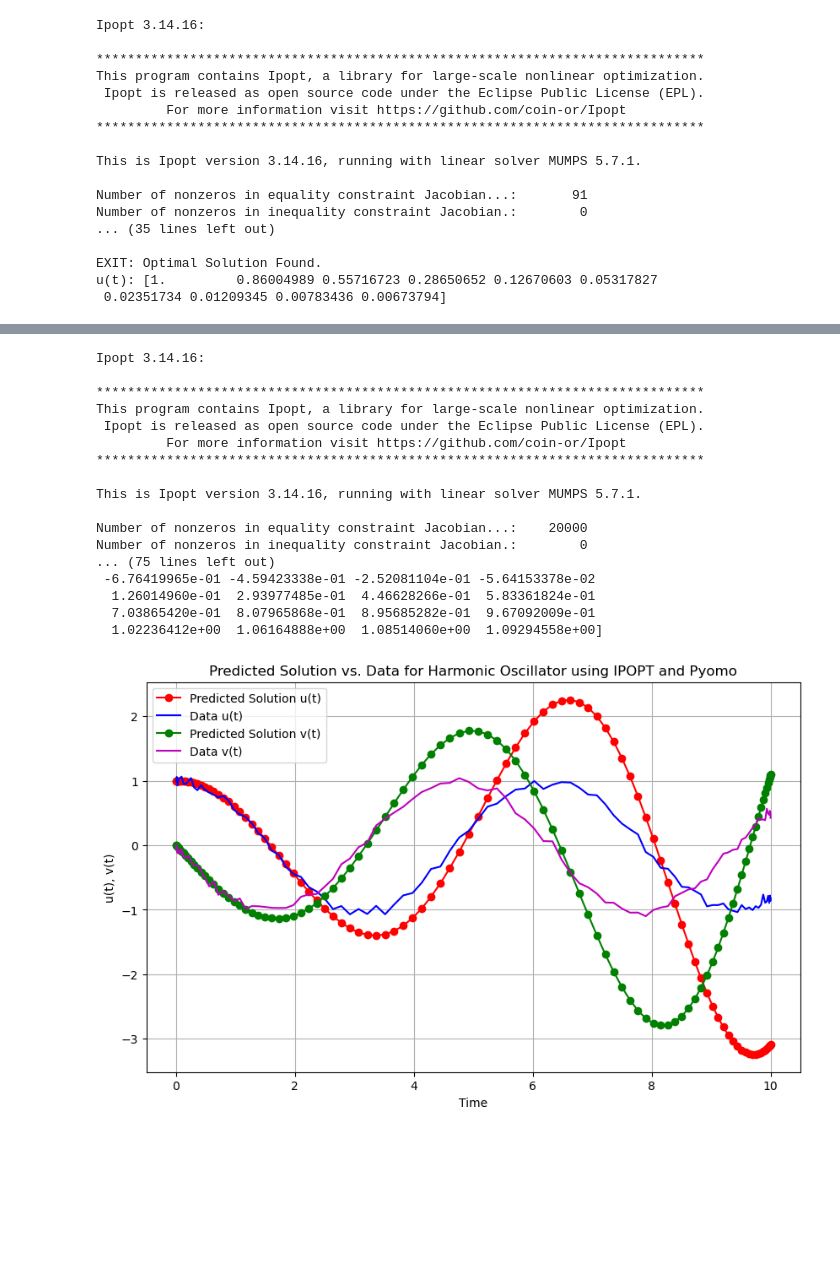
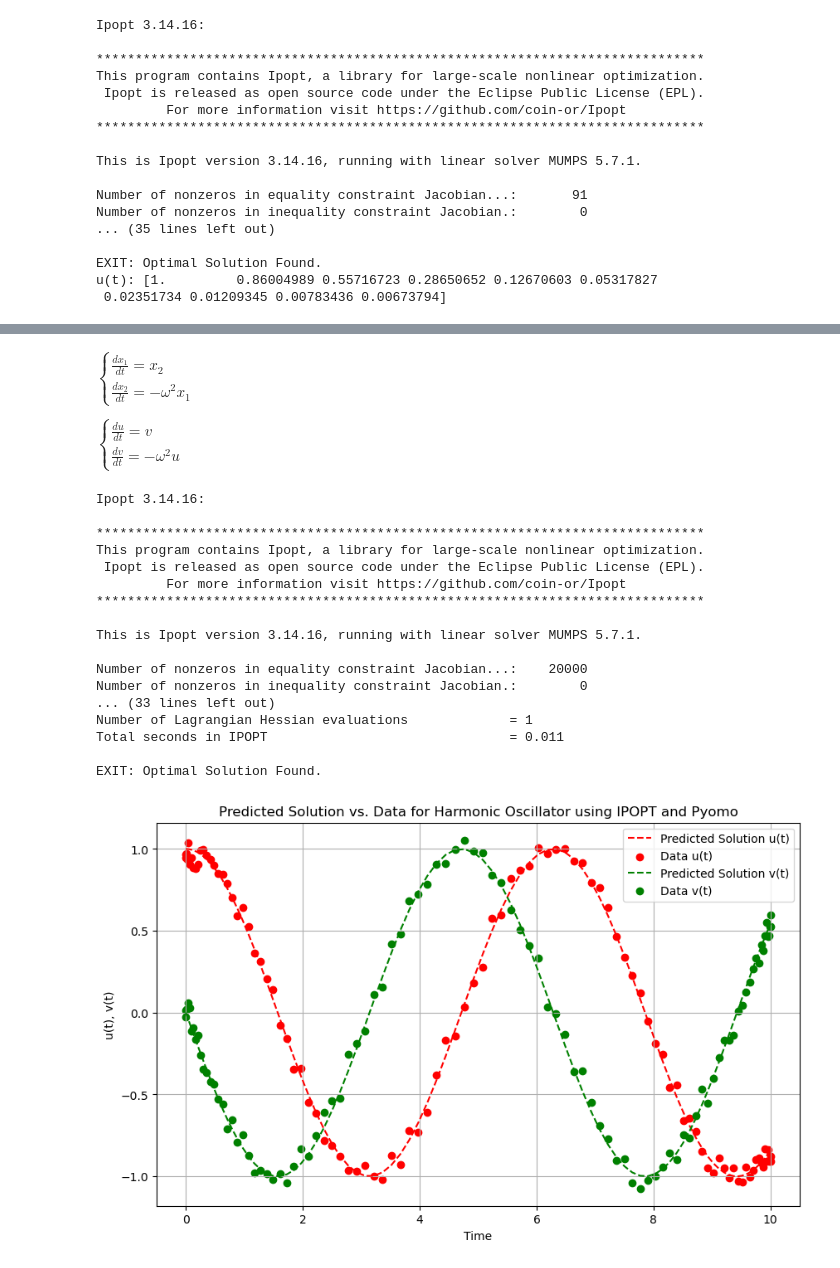
Before and after one commit to mariashapo/NODE, a Jupyter notebook: collocation/colloc_constrains.ipynb, the cells around one changed output, grey strips where cells are left out. Drawn from its saved outputs; the diff is of its cells as text; code cells hidden in the pictures; blank space fills up the shorter version.

```diff
--- a/neural_nets/nn_constrains.ipynb
+++ b/collocation/colloc_constrains.ipynb
@@ -291,9 +293,24 @@ plt.show()
+# %% [markdown]
+$
+\begin{cases}
+\frac{dx_1}{dt} = x_2 \\
+\frac{dx_2}{dt} = -\omega^2 x_1
+\end{cases}
+$
+
+$
+\begin{cases}
+\frac{du}{dt} = v \\
+\frac{dv}{dt} = -\omega^2 u
+\end{cases}
+$
 # %%
 #---------------------------DATA GENERATION--------------------------#
 omega = 1.0  # Frequency of the harmonic oscillator
 T = 10.0
 N = 100
-t_grid = chebyshev_nodes_second_kind(N, 0, T)
+interpolant = BarycentricInterpolation(N, 0, T)
+t_grid = np.array(interpolant.nodes)
 
 # True solution (for synthetic data generation purposes)
 true_u = np.cos(omega * t_grid)
@@ -307,7 +324,6 @@ data_v = true_v + 0.05 * np.random.randn(N)
 phi = np.eye(N)
 weights = compute_weights(t_grid)
 D = lagrange_derivative(t_grid, weights)
-
 D = np.array(D)
 
 #---------------------------MODEL CREATION--------------------------#
@@ -331,8 +347,8 @@ model.ode_v = ConstraintList()
 for i in range(1, N):
     du_dt = sum(D[i, j] * model.u[j] for j in range(N))
     dv_dt = sum(D[i, j] * model.v[j] for j in range(N))
-    model.ode_u.add(du_dt == model.v[i-1])
-    model.ode_v.add(dv_dt == -omega**2 * model.u[i-1])
+    model.ode_u.add(du_dt == model.v[i])
+    model.ode_v.add(dv_dt == -omega**2 * model.u[i])
 
 #---------------------------OBJECTIVE FUNCTION DEFINITION--------------------------#
 def _objective(m):
@@ -349,21 +365,8 @@ u_solution = np.array([value(model.u[i]) for i in model.t_idx])
 v_solution = np.array([value(model.v[i]) for i in model.t_idx])
 
 # Print the results
-print("u(t):", u_solution)
-print("v(t):", v_solution)
-
-#---------------------------PLOTTING RESULTS--------------------------#
-plt.figure(figsize=(10, 6))
-plt.plot(t_grid, u_solution, 'ro-', label='Predicted Solution u(t)')
-plt.plot(t_grid, data_u, 'b-', label='Data u(t)')
-plt.plot(t_grid, v_solution, 'go-', label='Predicted Solution v(t)')
-plt.plot(t_grid, data_v, 'm-', label='Data v(t)')
-plt.xlabel('Time')
-plt.ylabel('u(t), v(t)')
-plt.legend()
-plt.title('Predicted Solution vs. Data for Harmonic Oscillator using IPOPT and Pyomo')
-plt.grid(True)
-plt.show()
+# print("u(t):", u_solution)
+# print("v(t):", v_solution)
 # %% [output]
 Ipopt 3.14.16:
 
@@ -377,9 +380,35 @@ This is Ipopt version 3.14.16, running with linear solver MUMPS 5.7.1.
 
 Number of nonzeros in equality constraint Jacobian...:    20000
 Number of nonzeros in inequality constraint Jacobian.:        0
-... (75 lines left out)
- -6.76419965e-01 -4.59423338e-01 -2.52081104e-01 -5.64153378e-02
-  1.26014960e-01  2.93977485e-01  4.46628266e-01  5.83361824e-01
-  7.03865420e-01  8.07965868e-01  8.95685282e-01  9.67092009e-01
-  1.02236412e+00  1.06164888e+00  1.08514060e+00  1.09294558e+00]
+... (33 lines left out)
+Number of Lagrangian Hessian evaluations             = 1
+Total seconds in IPOPT                               = 0.011
+
+EXIT: Optimal Solution Found.
-[figure, removed]
+# %%
+t = np.linspace(0, T, 1000)
+
+interpolant.fit(u_solution)
+u_solution_ = interpolant.evaluate(t)
+
+interpolant.fit(v_solution)
+v_solution_ = interpolant.evaluate(t)
+
+u_0, v_0 = 1.0, 0.0
+u_correct = u_0 * jnp.cos(omega * t ) + (v_0 / omega) * jnp.sin(omega * t )
+v_correct = v_0 * jnp.cos(omega * t ) - u_0 * omega * jnp.sin(omega * t )
+
+#---------------------------PLOTTING RESULTS--------------------------#
+plt.figure(figsize=(10, 6))
+plt.plot(t_grid, u_solution, 'r--', label='Predicted Solution u(t)')
+plt.scatter(t_grid, data_u, label='Data u(t)', color='r')
+plt.plot(t_grid, v_solution, 'g--', label='Predicted Solution v(t)')
+plt.scatter(t_grid, data_v, label='Data v(t)', color='g')
+plt.xlabel('Time')
+plt.ylabel('u(t), v(t)')
+plt.legend()
+plt.title('Predicted Solution vs. Data for Harmonic Oscillator using IPOPT and Pyomo')
+plt.grid(True)
+plt.show()
+# %% [output]
+[figure, added]
```
Also changed, not shown: parts of 3 cells of this notebook, 10 other files.
